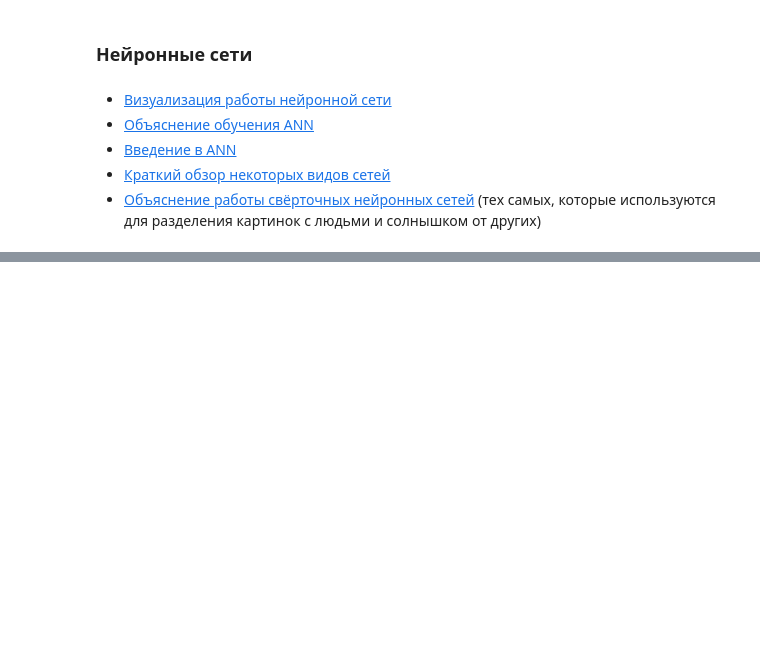
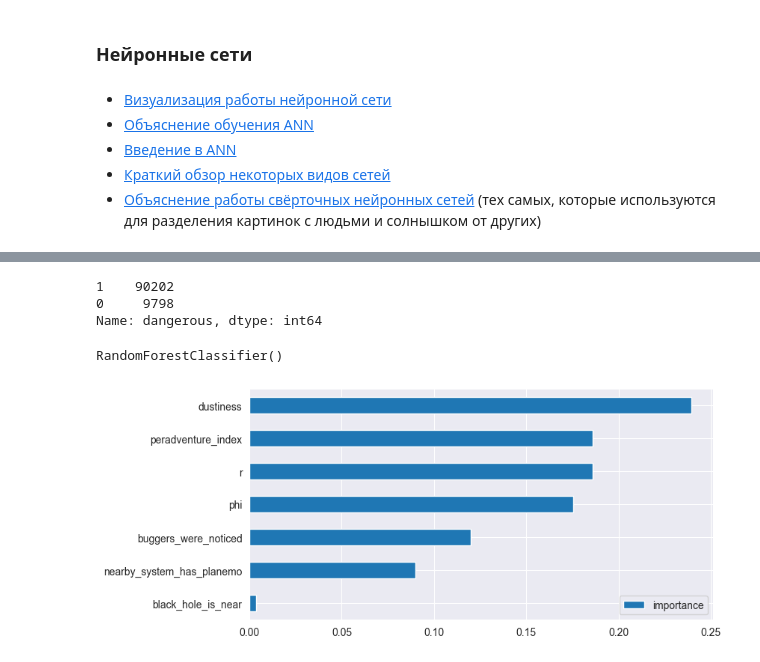
Before and after one commit to betelgeus/study, a Jupyter notebook: statistics/DS_and_ML_intro_Stepic_4852/Random_forest.ipynb, the cells around one changed output, grey strips where cells are left out. Drawn from its saved outputs; the diff is of its cells as text; code cells hidden in the pictures; blank space fills up the shorter version.

```diff
--- a/statistics/DS_and_ML_intro_Stepic_4852/Random_forest.ipynb
+++ b/statistics/DS_and_ML_intro_Stepic_4852/Random_forest.ipynb
@@ -290,0 +527,22 @@ plt.show()
+# %%
+space_dangers_df.dangerous.value_counts()
+# %% [output]
+1    90202
+0     9798
+Name: dangerous, dtype: int64
+# %%
+X_train = space_dangers_df.drop(['dangerous'], axis=1)
+# %%
+y_train = space_dangers_df['dangerous']
+# %%
+clf = RandomForestClassifier()
+# %%
+clf.fit(X_train, y_train)
+# %% [output]
+RandomForestClassifier()
+# %%
+imp = pd.DataFrame(clf.feature_importances_, index=X_train.columns, columns=['importance'])
+imp.sort_values('importance').plot(kind='barh', figsize=(8, 4))
+plt.show()
+# %% [output]
+[figure, added]
```
Also changed, not shown: parts of 41 cells of this notebook.
